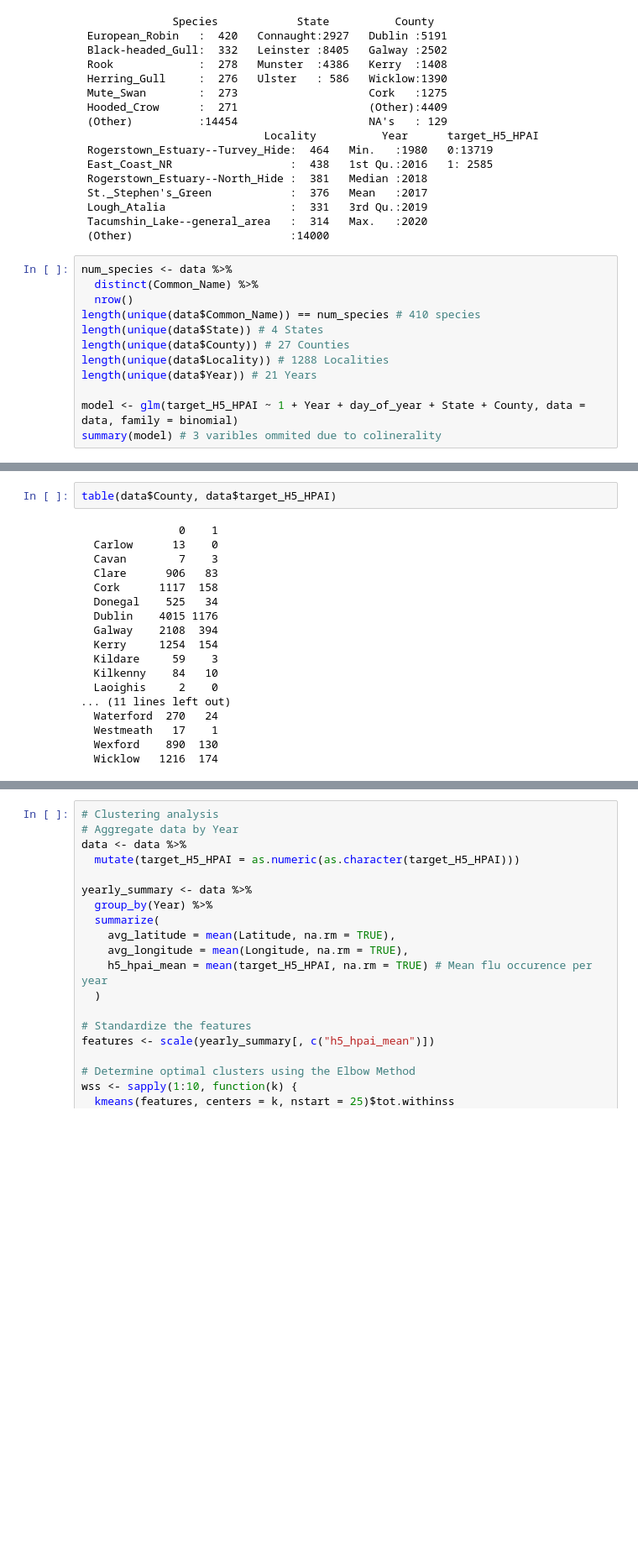
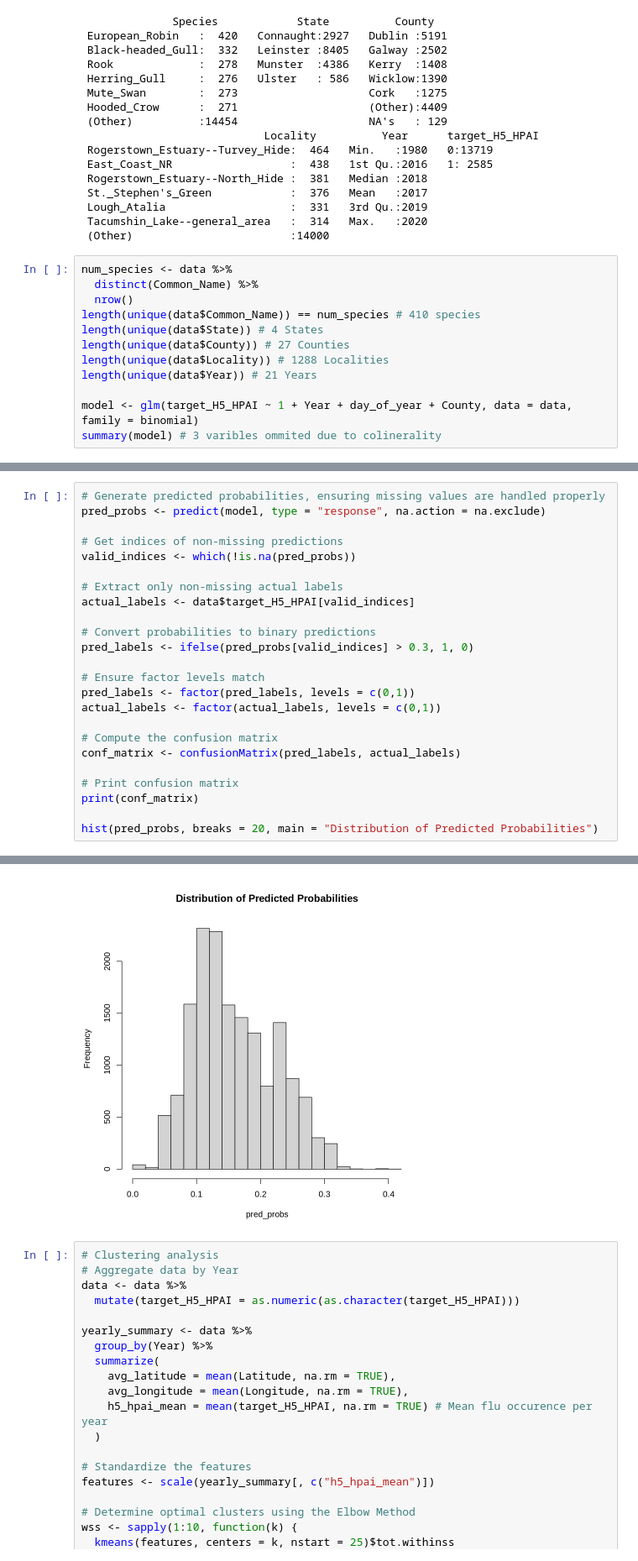
Before and after one commit to mpbeck/ANS-128-GP-The-Explorers-, a Jupyter notebook: code.ipynb, the cells around one changed output, grey strips where cells are left out. Shown: that part at 84% size. Saved outputs shown, nothing was run; the diff lists cells and outputs as text; blank space fills up the shorter version.

```diff
--- a/code.ipynb
+++ b/code.ipynb
@@ -70,7 +76,7 @@ length(unique(data$County)) # 27 Counties
 length(unique(data$Locality)) # 1288 Localities
 length(unique(data$Year)) # 21 Years
 
-model <- glm(target_H5_HPAI ~ 1 + Year + day_of_year + State + County, data = data, family = binomial)
+model <- glm(target_H5_HPAI ~ 1 + Year + day_of_year + County, data = data, family = binomial)
 summary(model) # 3 varibles ommited due to colinerality
 # %% [output]
 [1] TRUE
@@ -95,23 +101,28 @@ StateUlster     -13.244853 214.053803  -0.062  0.95066
 AIC: 13733
 
 Number of Fisher Scoring iterations: 13
-# %%
-table(data$County, data$target_H5_HPAI)
-# %% [output]
-               0    1
-  Carlow      13    0
-  Cavan        7    3
-  Clare      906   83
-  Cork      1117  158
-  Donegal    525   34
-  Dublin    4015 1176
-  Galway    2108  394
-  Kerry     1254  154
-  Kildare     59    3
-  Kilkenny    84   10
-  Laoighis     2    0
-... (11 lines left out)
-  Waterford  270   24
-  Westmeath   17    1
-  Wexford    890  130
-  Wicklow   1216  174
+# %%
+# Generate predicted probabilities, ensuring missing values are handled properly
+pred_probs <- predict(model, type = "response", na.action = na.exclude)
+
+# Get indices of non-missing predictions
+valid_indices <- which(!is.na(pred_probs))
+
+# Extract only non-missing actual labels
+actual_labels <- data$target_H5_HPAI[valid_indices]
+
+# Convert probabilities to binary predictions
+pred_labels <- ifelse(pred_probs[valid_indices] > 0.3, 1, 0)
+
+# Ensure factor levels match
+pred_labels <- factor(pred_labels, levels = c(0,1))
+actual_labels <- factor(actual_labels, levels = c(0,1))
+
+# Compute the confusion matrix
+conf_matrix <- confusionMatrix(pred_labels, actual_labels)
+
+# Print confusion matrix
+print(conf_matrix)
+
+hist(pred_probs, breaks = 20, main = "Distribution of Predicted Probabilities")
+# %% [output]
@@ -118,3 +146,4 @@ table(data$County, data$target_H5_HPAI)
+[figure, added]
 # %%
 # Clustering analysis
 # Aggregate data by Year
```
Also changed, not shown: parts of 3 cells of this notebook.
